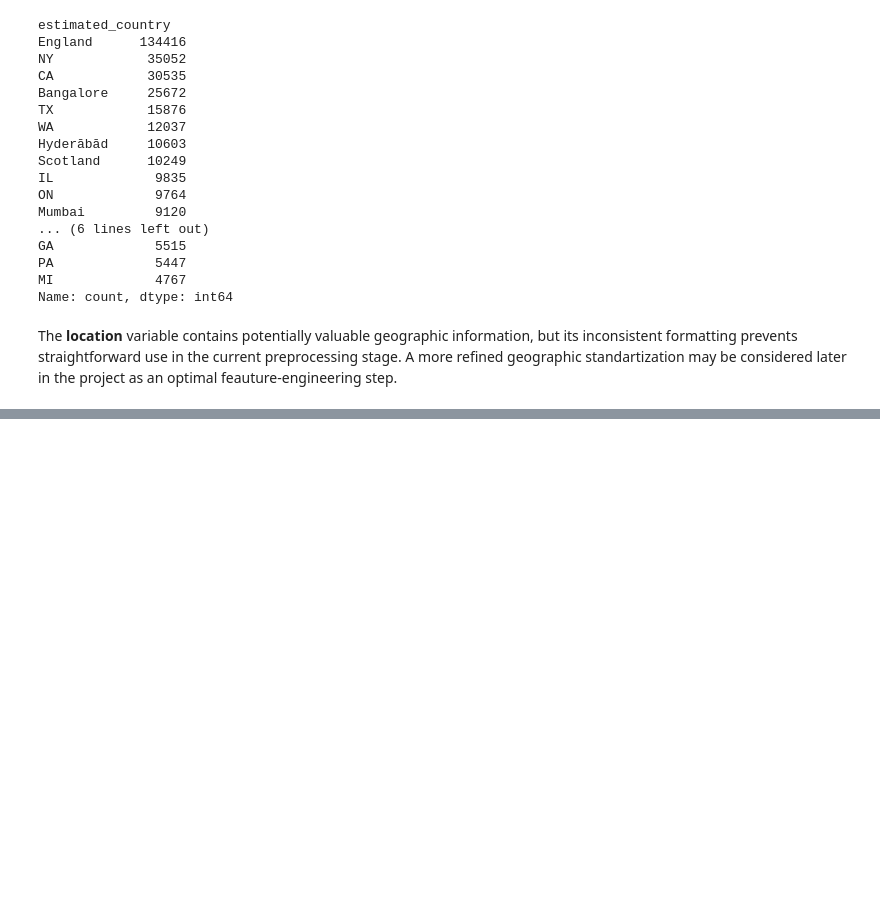
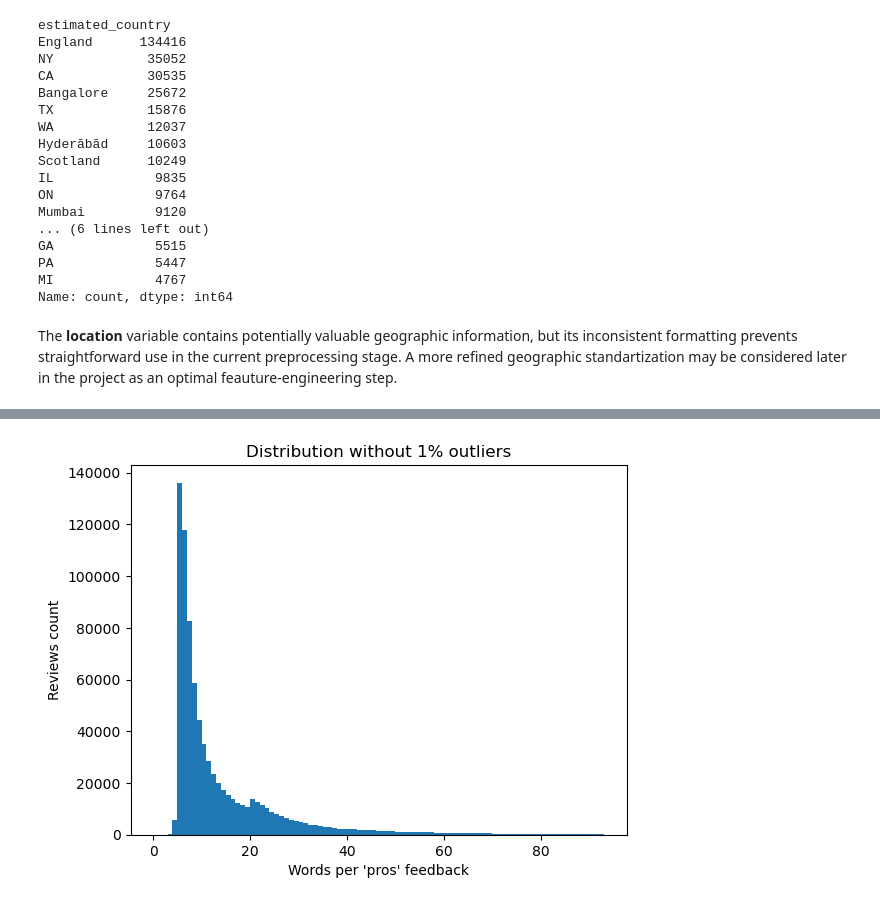
Before and after one commit to YoanaHadzhidimitrova/employee_review_analysis, a Jupyter notebook: employee_review_analysis.ipynb, the cells around one changed output, grey strips where cells are left out. Drawn from its saved outputs; the diff is of its cells as text; code cells hidden in the pictures; blank space fills up the shorter version.

```diff
--- a/employee_review_analysis.ipynb
+++ b/employee_review_analysis.ipynb
@@ -608,0 +842,11 @@ The **location** variable contains potentially valuable geographic information,
+# %%
+q99 = glassdoor_reviews['pros_word_count'].quantile(0.99)
+# %%
+q99_pros_word_counts = glassdoor_reviews[glassdoor_reviews['pros_word_count'] <= q99]
+plt.hist(q99_pros_word_counts['pros_word_count'], bins = 'fd')
+plt.xlabel('Words per \'pros\' feedback')
+plt.ylabel('Reviews count')
+plt.title('Distribution without 1% outliers')
+plt.show()
+# %% [output]
+[figure, added]
```
Also changed, not shown: parts of 55 cells of this notebook.
